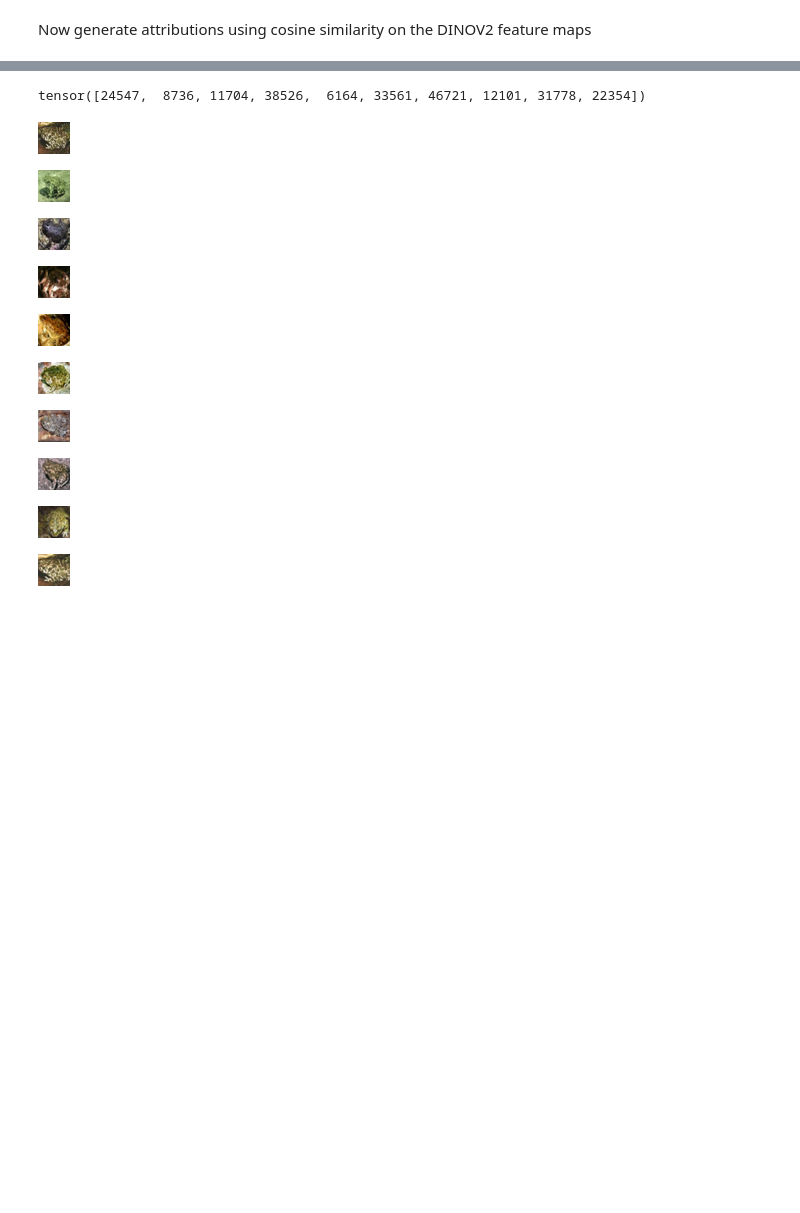
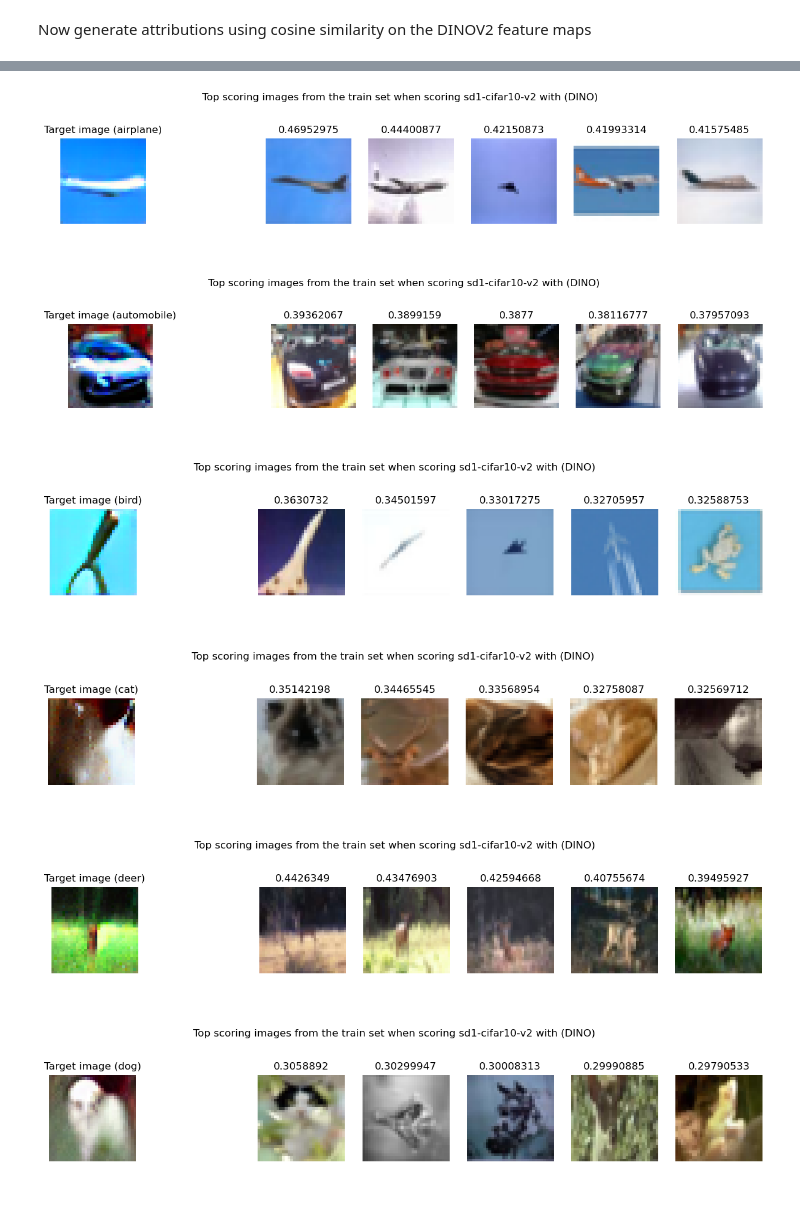
Before and after one commit to Naterjack/Data-Attribution-for-Stable-Diffusion, a Jupyter notebook: SD1_DINO_Attribution.ipynb, the cells around one changed output, grey strips where cells are left out. Saved outputs shown, nothing was run; the diff lists cells and outputs as text; code cells hidden in the pictures; blank space fills up the shorter version.

```diff
--- a/SD1_DINO_Attribution.ipynb
+++ b/SD1_DINO_Attribution.ipynb
@@ -5,0 +3,9 @@ IS_LORA = False
+# %%
+from utils.config import Project_Config
+
+MODEL_NAME = "sd1-cifar10-v2"      #"sd1-cifar10-v2"
+
+project_config = Project_Config(
+    IS_CUDA = True,
+    IS_WINDOWS = False,
+)
@@ -117,21 +100,37 @@ dataset_name = "uoft-cs/cifar10"
 dataset = load_dataset(dataset_name, split="train")
 
 dataset = dataset.rename_column("img", "image")
-# %%
-best_matches = torch.flatten(torch.topk(c,10).indices)
-print(best_matches)
-
-for i in range(10):
-    display(dataset["image"][best_matches[i]])
-# %% [output]
-tensor([24547,  8736, 11704, 38526,  6164, 33561, 46721, 12101, 31778, 22354])
-[figure, removed]
-[figure, removed]
-[figure, removed]
-[figure, removed]
-[figure, removed]
-[figure, removed]
-[figure, removed]
-[figure, removed]
-[figure, removed]
-[figure, removed]
+# %%
+TOP_N_IMAGES_TO_SHOW = 5
+top_n_indices = []
+top_n_scores = []
+for i in range(len(prompts)):
+    top_n_i, top_n_s = calculate_DINO_Attribution(generated_images[i],TOP_N_IMAGES_TO_SHOW)
+    top_n_indices.append(top_n_i)
+    top_n_scores.append(top_n_s)
+# %%
+
+for i in range(len(prompts)):
+
+    fig, axs = plt.subplots(ncols=7, figsize=(15, 3))
+    fig.suptitle(f'Top scoring images from the train set when scoring {MODEL_NAME} with (DINO)')
+
+    axs[0].imshow(generated_images[i])
+
+    axs[0].axis('off')
+    axs[0].set_title('Target image' + " (" + prompts[i] + ")")
+    axs[1].axis('off')
+
+    for j in range(len(top_n_indices[i])):
+        axs[j + 2].imshow(dataset[int(top_n_indices[i][j])]["image"])
+        axs[j + 2].axis('off')
+        axs[j + 2].set_title(str(top_n_scores[i][j].numpy()))
+
+    fig.show()
+# %% [output]
+[figure, added]
+[figure, added]
+[figure, added]
+[figure, added]
+[figure, added]
+[figure, added]
```
Also changed, not shown: parts of 9 cells of this notebook, 1 other file.
